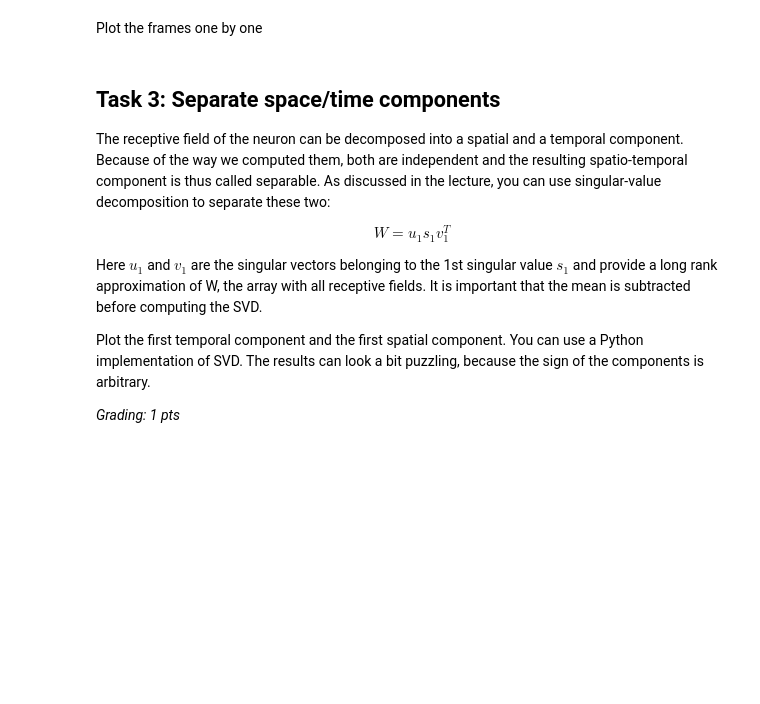
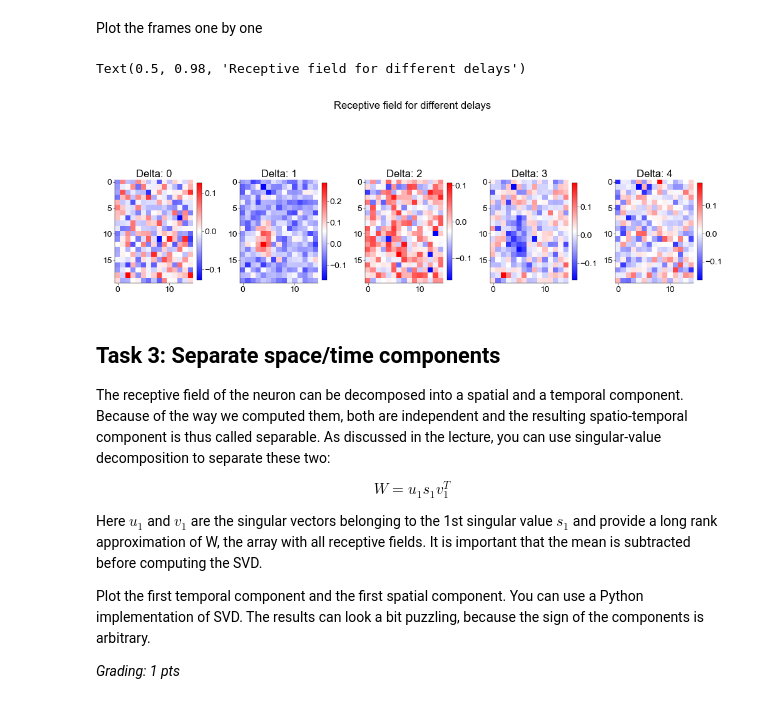
Before and after one commit to atimcenko/tu-neural-data-science, a Jupyter notebook: notebooks/CodingLab5_Nitin.ipynb, the cells around one changed output. Cells and saved outputs as stored; diff of their text form; code cells hidden in the pictures; blank space fills up the shorter version.

```diff
--- a/notebooks/CodingLab5_Nitin.ipynb
+++ b/notebooks/CodingLab5_Nitin.ipynb
@@ -354,5 +452,17 @@ Create vector of spike counts
 # %% [markdown]
 Fit receptive field for each frame separately
+# %%
+def w_intialization(Dx, Dy, width, center=(0,0)):
+
+    sx = (Dx-1)/2
+    sy = (Dy-1)/2
+    x, y = np.meshgrid(np.arange(-sx, sx + 1), np.arange(-sy, sy + 1))
+    x = x + center[0]
+    y = y + center[1]
+    w = np.exp(- (x ** 2/width + y ** 2 / width))
+    w = w / np.sum(w.flatten())
+
+    return w
 # %%
 # insert your code here
 
@@ -366,18 +476,40 @@ Fit receptive field for each frame separately
 
 # specify the time lags
 delta = [0, 1, 2, 3, 4]
+dt = np.diff(bin_edge)
+Dx, Dy = 20, 15
+w_hat  = np.empty(shape=(Dx*Dy,5))
 
 # fit for each delay
+
+for i, delay in enumerate(delta):
+    w0 = w_intialization(20,15,5,(0,0))    #stats.norm.rvs(size=(Dx, Dy))
+    count_shifted = np.roll(counts, -delay)
+
+    # Store the optimal w in w_hat
+    w_hat[:, i] = estimate_receptive_field(w0.flatten(), count_shifted, s, dt=dt, R=50)
 # %% [markdown]
 Plot the frames one by one
 # %%
 # insert your code here
 
 # --------------------------------------------
 # Plot all 5 frames of the fitted RFs (0.5 pt)
 # --------------------------------------------
 
 fig, ax = plt.subplot_mosaic(mosaic=[delta], figsize=(10,4), constrained_layout=True)
+
+for i, axs in enumerate(ax):
+    val = delta[i]
+    img = ax[val].imshow(w_hat[:,i].reshape((Dx,Dy)), cmap='bwr')
+    fraction = 0.047 * (Dx / Dy)
+    plt.colorbar(img, ax=ax[val], fraction=fraction)
+    ax[val].set_title('Delta: {}'.format(val))
+
+fig.suptitle("Receptive field for different delays")
+# %% [output]
+Text(0.5, 0.98, 'Receptive field for different delays')
+[figure, added]
 # %% [markdown]
 ## Task 3: Separate space/time components
 
```
Also changed, not shown: parts of 10 cells of this notebook.
